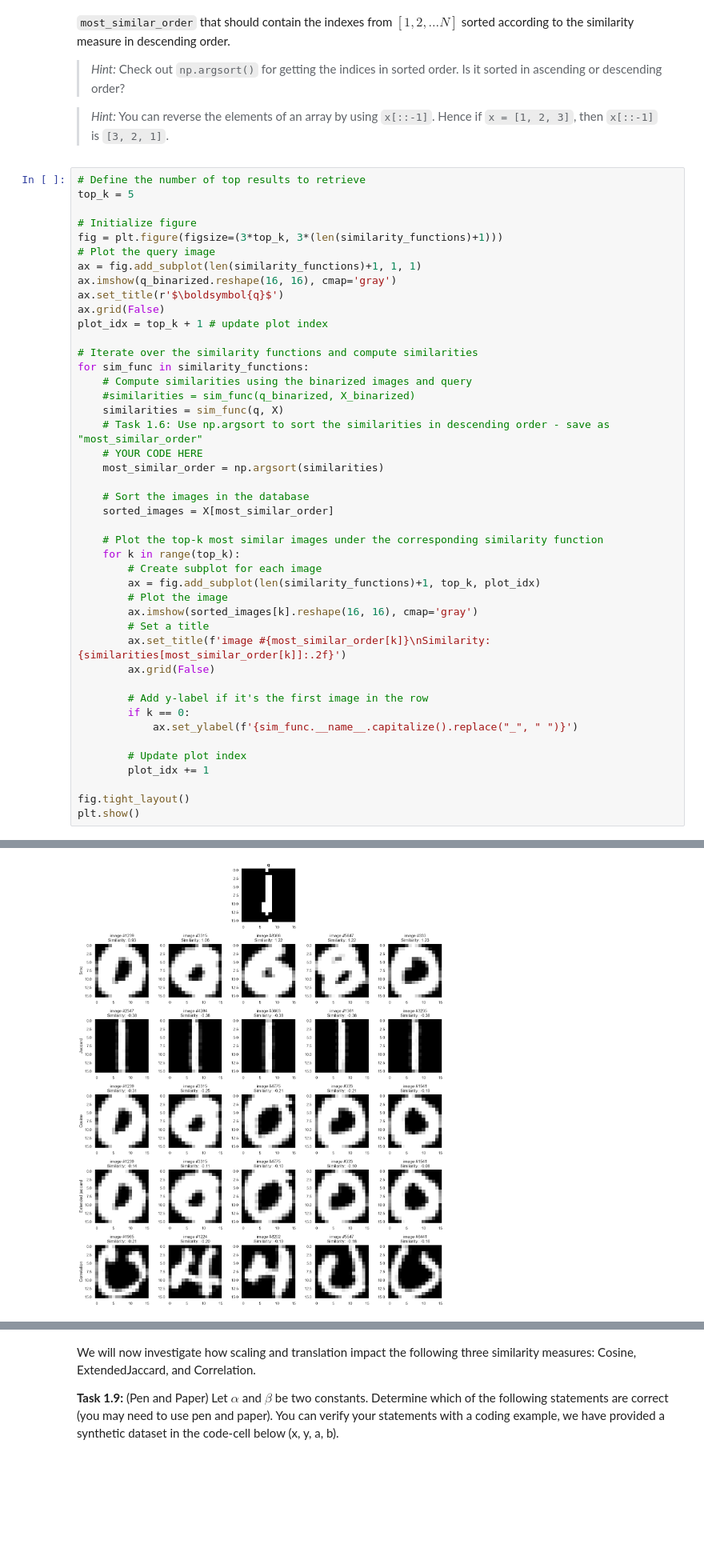
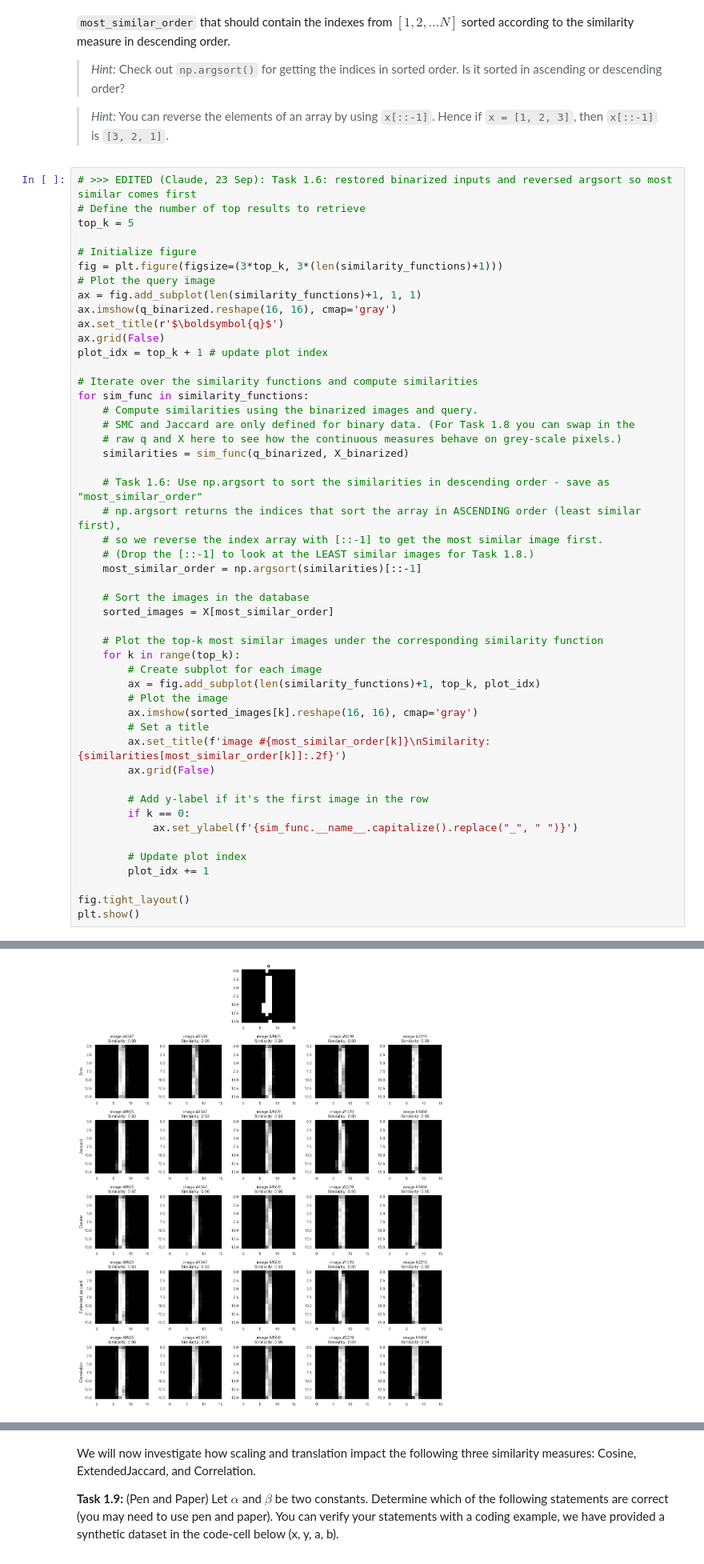
Before and after one commit to NicolaiNielsen/02452exercises, a Jupyter notebook: week2/exercise2.ipynb, the cells around one changed output, grey strips where cells are left out. Shown at 80% size. Cells and saved outputs as stored; diff of their text form; blank space fills up the shorter version.

```diff
--- a/week2/exercise2.ipynb
+++ b/week2/exercise2.ipynb
@@ -392,6 +392,7 @@ We provide code for visualizing the most similar images to the query, $\boldsymb
 
 > *Hint:* You can reverse the elements of an array by using `x[::-1]`. Hence if `x = [1, 2, 3]`, then `x[::-1]` is `[3, 2, 1]`.
 # %%
+# >>> EDITED (Claude, 23 Sep): Task 1.6: restored binarized inputs and reversed argsort so most similar comes first
 # Define the number of top results to retrieve
 top_k = 5
 
@@ -406,12 +407,16 @@ plot_idx = top_k + 1 # update plot index
 
 # Iterate over the similarity functions and compute similarities
 for sim_func in similarity_functions:
-    # Compute similarities using the binarized images and query
-    #similarities = sim_func(q_binarized, X_binarized)
-    similarities = sim_func(q, X)
+    # Compute similarities using the binarized images and query.
+    # SMC and Jaccard are only defined for binary data. (For Task 1.8 you can swap in the
+    # raw q and X here to see how the continuous measures behave on grey-scale pixels.)
+    similarities = sim_func(q_binarized, X_binarized)
+
     # Task 1.6: Use np.argsort to sort the similarities in descending order - save as "most_similar_order"
-    # YOUR CODE HERE
-    most_similar_order = np.argsort(similarities)
+    # np.argsort returns the indices that sort the array in ASCENDING order (least similar first),
+    # so we reverse the index array with [::-1] to get the most similar image first.
+    # (Drop the [::-1] to look at the LEAST similar images for Task 1.8.)
+    most_similar_order = np.argsort(similarities)[::-1]
 
     # Sort the images in the database
     sorted_images = X[most_similar_order]
@@ -442,4 +444,4 @@ plt.show()
-[figure, old version]
+[figure, new version]
 # %% [markdown]
 Congratulations! <br> If your implementation is correct, we should be able to retrieve somewhat reasonable images using either of the measures and we have the basis of a recommender system.
 
```
Also changed, not shown: parts of 21 cells of this notebook, 1 other file.
